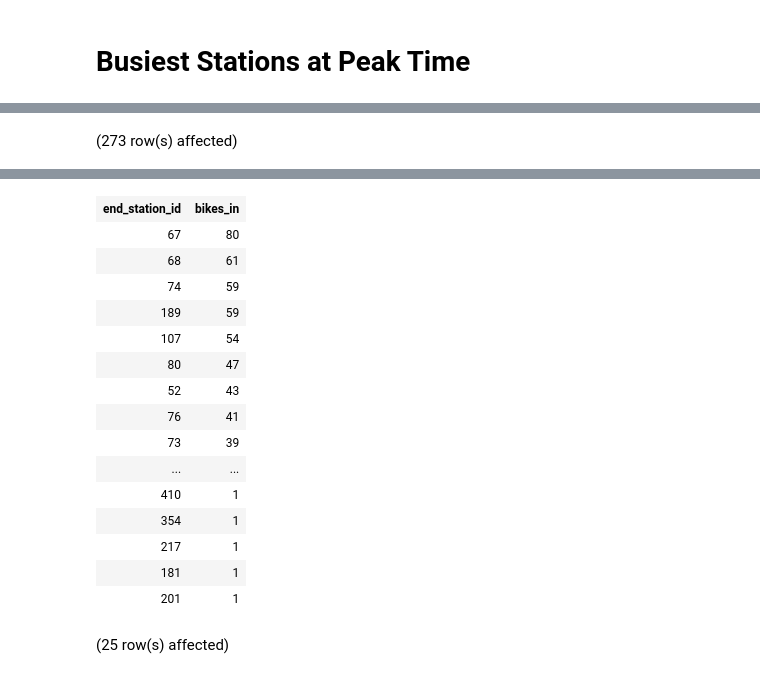
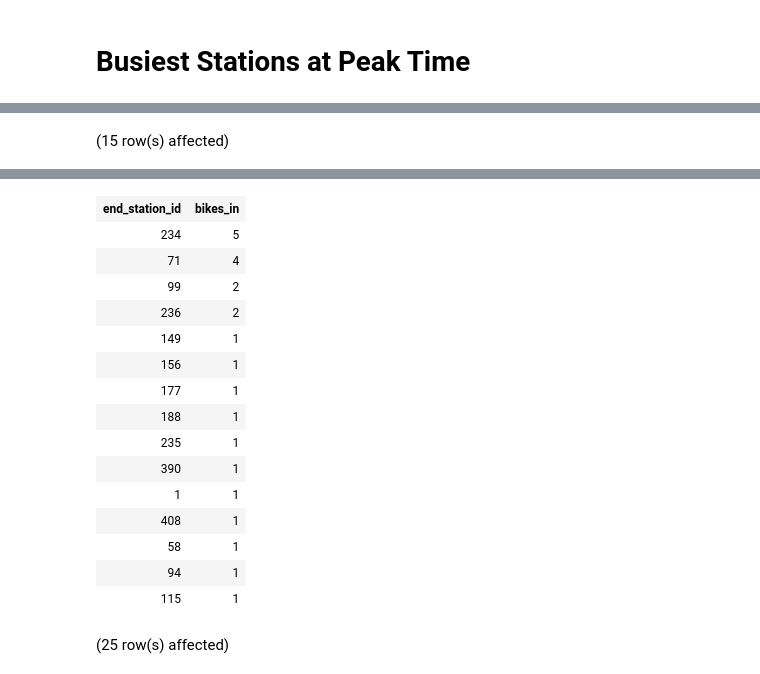
Before and after one commit to datapointchris/boston-bluebikes, a Jupyter notebook: busystations.ipynb, the cells around one changed output, grey strips where cells are left out. Drawn from its saved outputs; the diff is of its cells as text; code cells hidden in the pictures.

```diff
--- a/busystations.ipynb
+++ b/busystations.ipynb
@@ -91,38 +177,36 @@ count(1) as bikes_in
 -- avg(count(1)) over() as avg_bikes
 from dates
 WHERE
-(month_no, day_no, hour_no, start_station_id)
+(day_no, hour_no, start_station_id)
 IN -- busiest stations from the busiest time
     (select
-    month_no,
     day_no,
     hour_no,
     start_station_id
     from dates
     WHERE
-    (month_no, day_no, hour_no)
+    (day_no, hour_no)
     IN -- Busiest time
         (select
-        a.month_no,
         a.day_no,
         a.hour_no
-        from agg_2019 a
-        group by a.month, a.month_no, a.day, a.day_no, a.hour, a.hour_no
-        order by sum(a.riders) desc
+        from dates a
+        group by a.day, a.day_no, a.hour, a.hour_no
+        order by count(1) desc
         limit 1
         -- offset 1
         )
 
 
-    group by month_no, day_no, hour_no, start_station_id
+    group by day_no, hour_no, start_station_id
     -- having count(1) > 150
-    -- limit 3
+    -- limit 1
 
     )
 
 
 group by end_station_id
-order by bikes_in desc
+order by count(1) desc
 -- limit 3
 # %% [output]
-(273 row(s) affected)
+(15 row(s) affected)
@@ -130,19 +214,19 @@ Total execution time: 00:00:01.585
 | end_station_id | bikes_in |
-| 67 | 80 |
-| 68 | 61 |
-| 74 | 59 |
-| 189 | 59 |
-| 107 | 54 |
-| 80 | 47 |
-| 52 | 43 |
-| 76 | 41 |
-| 73 | 39 |
-| ... | ... |
-| 410 | 1 |
-| 354 | 1 |
-| 217 | 1 |
-| 181 | 1 |
-| 201 | 1 |
+| 234 | 5 |
+| 71 | 4 |
+| 99 | 2 |
+| 236 | 2 |
+| 149 | 1 |
+| 156 | 1 |
+| 177 | 1 |
+| 188 | 1 |
+| 235 | 1 |
+| 390 | 1 |
+| 1 | 1 |
+| 408 | 1 |
+| 58 | 1 |
+| 94 | 1 |
+| 115 | 1 |
 # %%
     select
     month_no,
```
Also changed, not shown: parts of 9 cells of this notebook, 12 other files.
